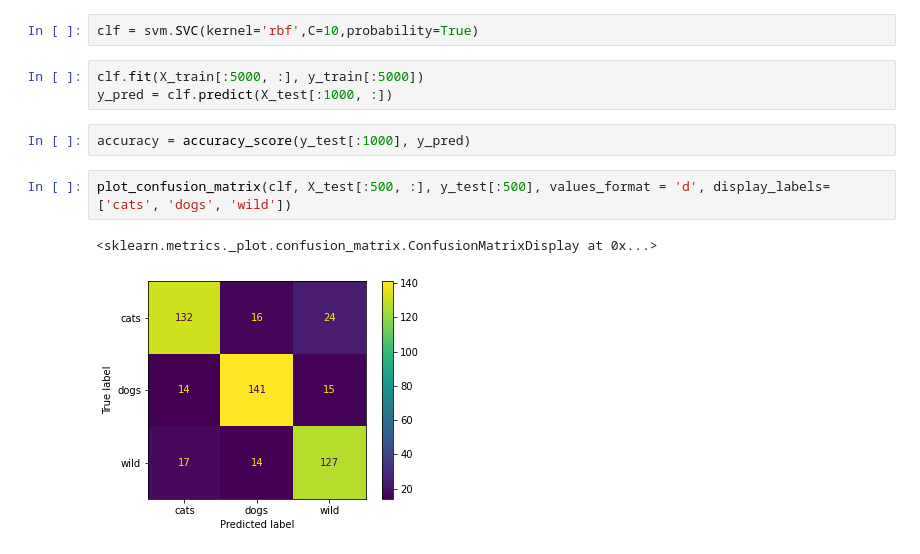
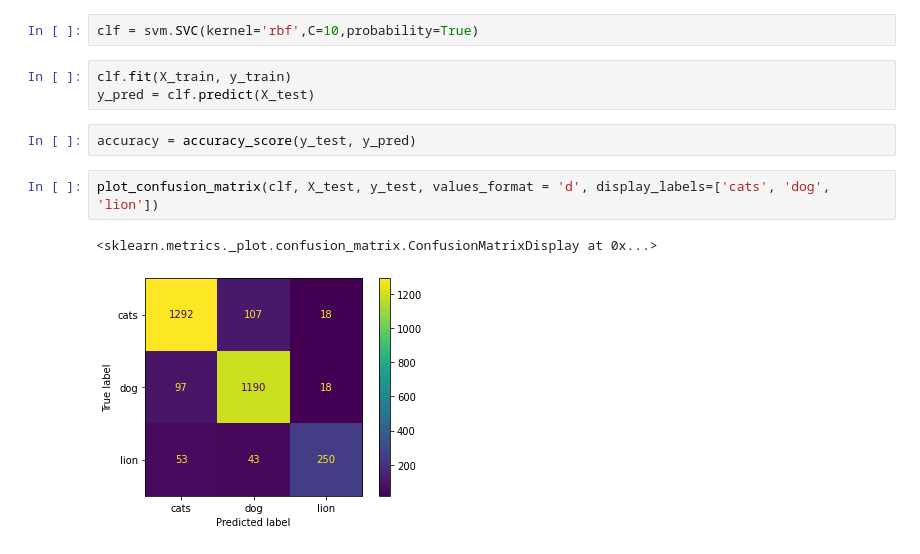
Before and after one commit to Abdullah3010/ML_Project60, a Jupyter notebook: Image/SVM/svm_train.ipynb, the cells around one changed output. Drawn from its saved outputs; the diff is of its cells as text.

```diff
--- a/Image/SVM/svm_train.ipynb
+++ b/Image/SVM/svm_train.ipynb
@@ -25,15 +25,15 @@ X_test = sc.transform(X_test)
 # %%
 clf = svm.SVC(kernel='rbf',C=10,probability=True)
 # %%
-clf.fit(X_train[:5000, :], y_train[:5000])
-y_pred = clf.predict(X_test[:1000, :])
+clf.fit(X_train, y_train)
+y_pred = clf.predict(X_test)
 # %%
-accuracy = accuracy_score(y_test[:1000], y_pred)
+accuracy = accuracy_score(y_test, y_pred)
 # %%
-plot_confusion_matrix(clf, X_test[:500, :], y_test[:500], values_format = 'd', display_labels=['cats', 'dogs', 'wild'])
+plot_confusion_matrix(clf, X_test, y_test, values_format = 'd', display_labels=['cats', 'dog', 'lion'])
 # %% [output]
 <sklearn.metrics._plot.confusion_matrix.ConfusionMatrixDisplay at 0x...>
-[figure, old version]
+[figure, new version]
 # %%
 print("Accuracy:",accuracy)
 # %% [output]
```
Also changed, not shown: parts of 3 cells of this notebook, 3 other files.
